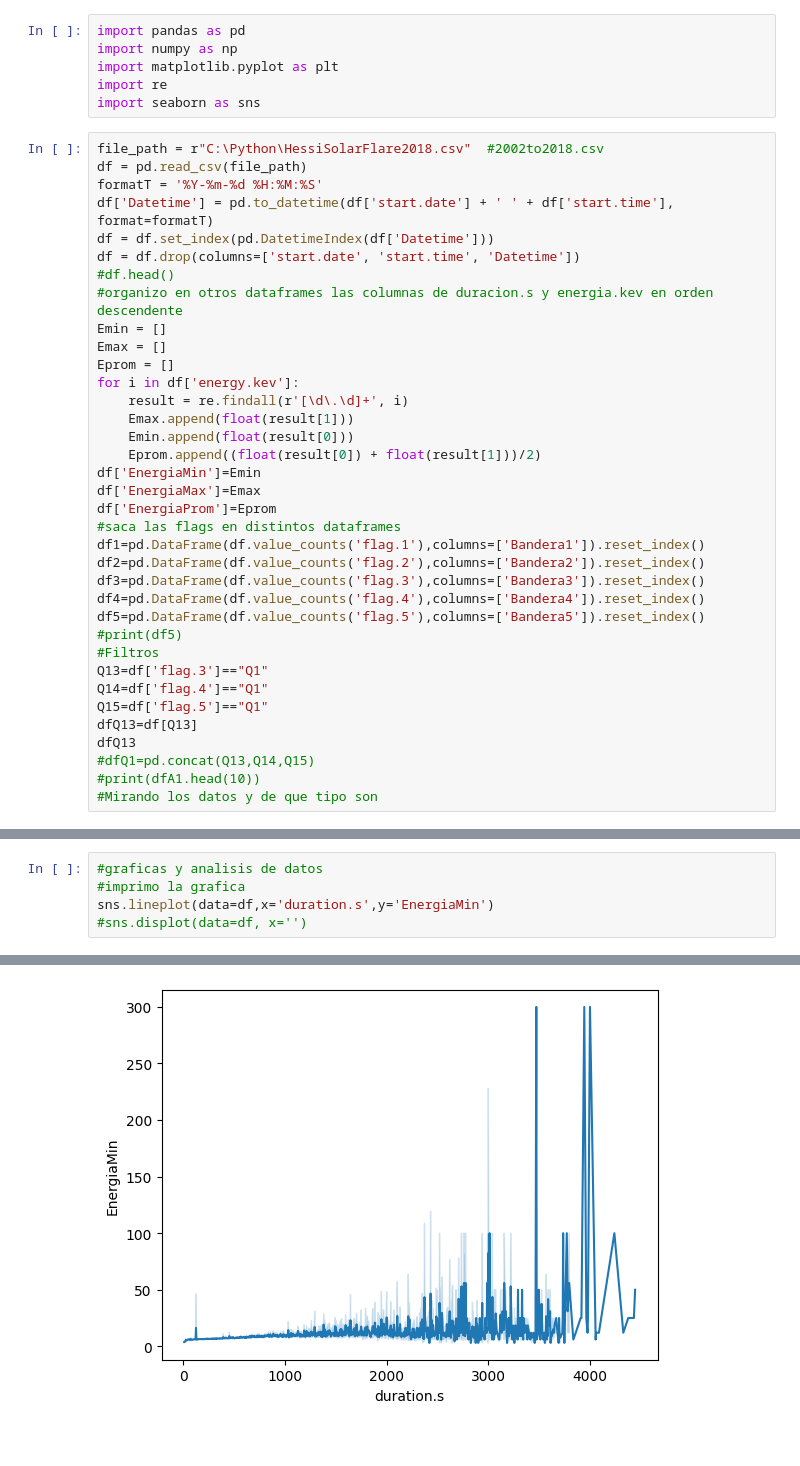
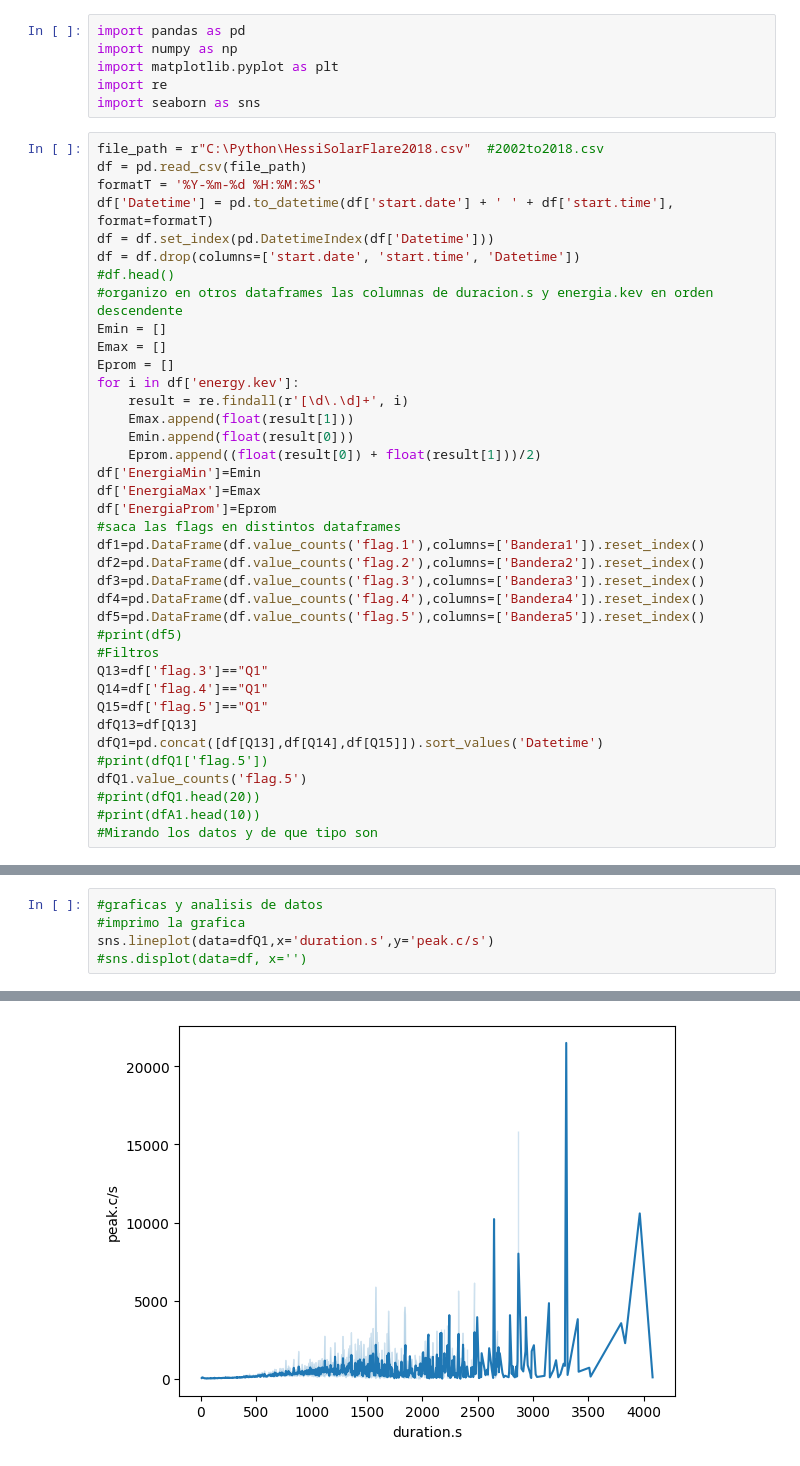
Before and after one commit to Exploratory-Data-Analiysis/Exam_1, a Jupyter notebook: ParcialFC.ipynb, the cells around one changed output, grey strips where cells are left out. Drawn from its saved outputs; the diff is of its cells as text.

```diff
--- a/ParcialFC.ipynb
+++ b/ParcialFC.ipynb
@@ -36,8 +36,10 @@ Q13=df['flag.3']=="Q1"
 Q14=df['flag.4']=="Q1"
 Q15=df['flag.5']=="Q1"
 dfQ13=df[Q13]
-dfQ13
-#dfQ1=pd.concat(Q13,Q14,Q15)
+dfQ1=pd.concat([df[Q13],df[Q14],df[Q15]]).sort_values('Datetime')
+#print(dfQ1['flag.5'])
+dfQ1.value_counts('flag.5')
+#print(dfQ1.head(20))
 #print(dfA1.head(10))
 #Mirando los datos y de que tipo son
 # %% [output]
@@ -58,6 +50,6 @@ dfQ13
 # %%
 #graficas y analisis de datos
 #imprimo la grafica
-sns.lineplot(data=df,x='duration.s',y='EnergiaMin')
+sns.lineplot(data=dfQ1,x='duration.s',y='peak.c/s')
 #sns.displot(data=df, x='')
 # %% [output]
@@ -65 +57 @@ sns.lineplot(data=df,x='duration.s',y='EnergiaMin')
-[figure, old version]
+[figure, new version]
```
Also changed, not shown: parts of 2 cells of this notebook, 1 other file.
